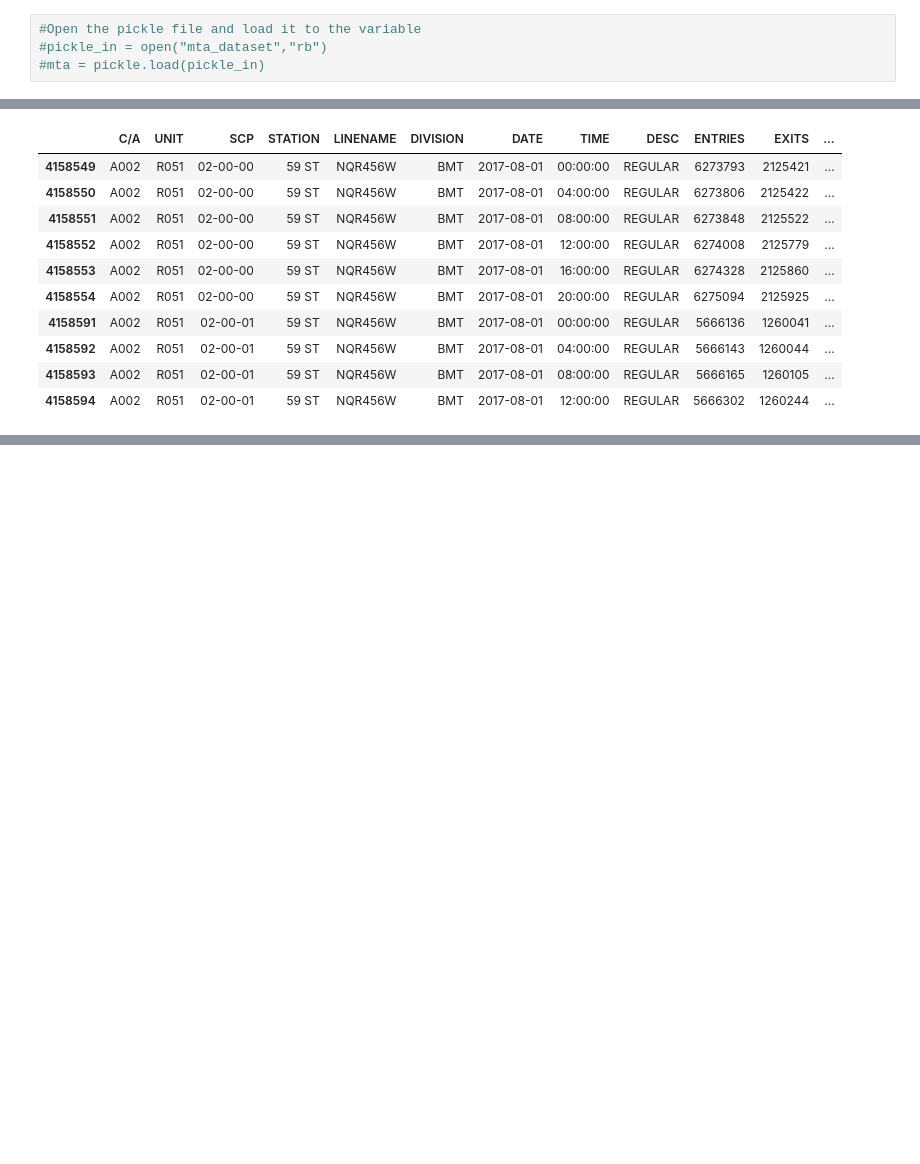
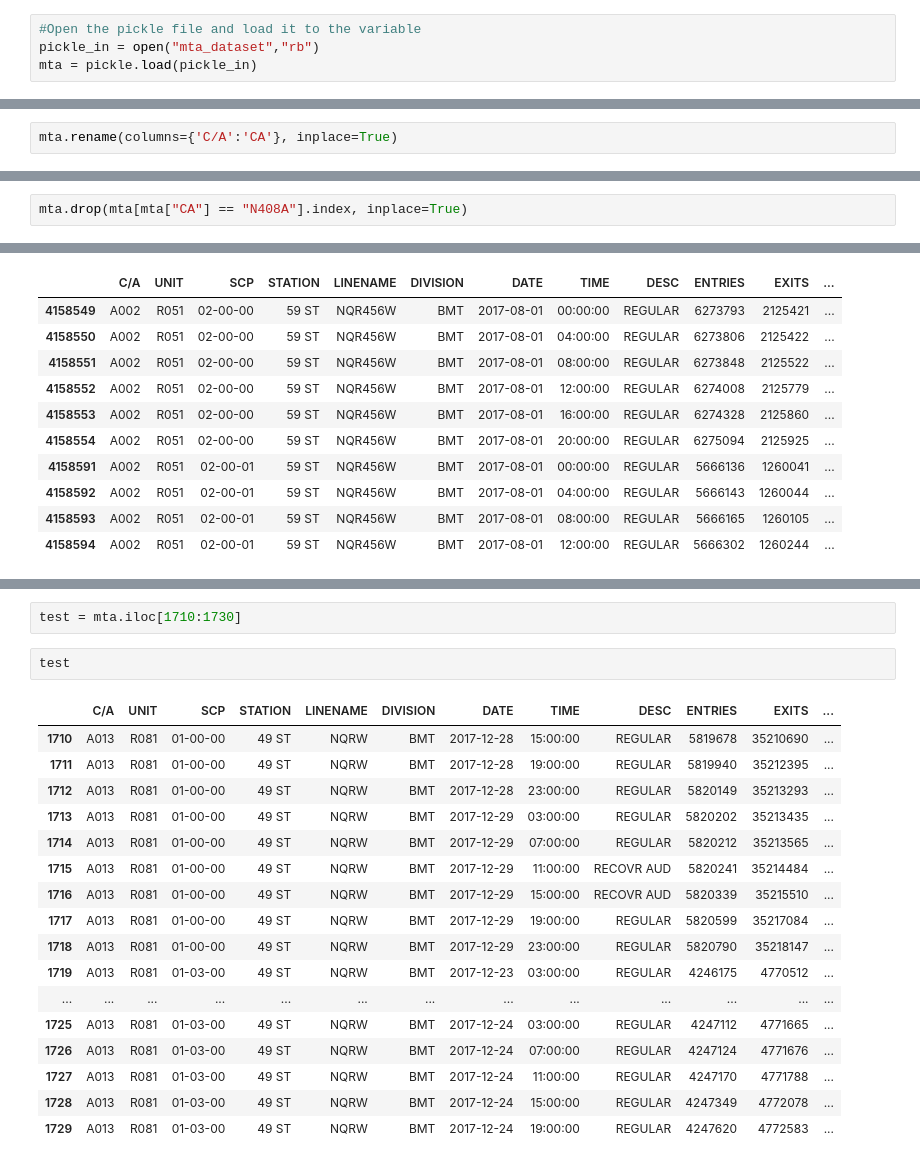
Before and after one commit to akshayjam/datascience, a Jupyter notebook: Data analysis of MTA turnstile dataset.ipynb, the cells around one changed output, grey strips where cells are left out. Drawn from its saved outputs; the diff is of its cells as text; blank space fills up the shorter version.

```diff
--- a/Data analysis of MTA turnstile dataset.ipynb
+++ b/Data analysis of MTA turnstile dataset.ipynb
@@ -234,7 +234,7 @@ pickle_out = open("mta_dataset","wb")
 pickle.dump(mta, pickle_out)
 # %%
 #Open the pickle file and load it to the variable
-#pickle_in = open("mta_dataset","rb")
-#mta = pickle.load(pickle_in)
+pickle_in = open("mta_dataset","rb")
+mta = pickle.load(pickle_in)
 # %% [markdown]
 ### So now we have the data for year 2017, we are ready for the analysis part.
@@ -268,0 +365,2 @@ EXITS    = The cumulative exit register value for a device
+# %%
+mta.rename(columns={'C/A':'CA'}, inplace=True)
@@ -268,0 +440,2 @@ EXITS    = The cumulative exit register value for a device
+# %%
+mta.drop(mta[mta["CA"] == "N408A"].index, inplace=True)
@@ -315,0 +549,22 @@ mta[mta["DATE"] == "2017-08-01"].Busyness.sum()
+# %%
+test = mta.iloc[1710:1730]
+# %%
+test
+# %% [output]
+|  | C/A | UNIT | SCP | STATION | LINENAME | DIVISION | DATE | TIME | DESC | ENTRIES | EXITS | ... |
+| 1710 | A013 | R081 | 01-00-00 | 49 ST | NQRW | BMT | 2017-12-28 | 15:00:00 | REGULAR | 5819678 | 35210690 | ... |
+| 1711 | A013 | R081 | 01-00-00 | 49 ST | NQRW | BMT | 2017-12-28 | 19:00:00 | REGULAR | 5819940 | 35212395 | ... |
+| 1712 | A013 | R081 | 01-00-00 | 49 ST | NQRW | BMT | 2017-12-28 | 23:00:00 | REGULAR | 5820149 | 35213293 | ... |
+| 1713 | A013 | R081 | 01-00-00 | 49 ST | NQRW | BMT | 2017-12-29 | 03:00:00 | REGULAR | 5820202 | 35213435 | ... |
+| 1714 | A013 | R081 | 01-00-00 | 49 ST | NQRW | BMT | 2017-12-29 | 07:00:00 | REGULAR | 5820212 | 35213565 | ... |
+| 1715 | A013 | R081 | 01-00-00 | 49 ST | NQRW | BMT | 2017-12-29 | 11:00:00 | RECOVR AUD | 5820241 | 35214484 | ... |
+| 1716 | A013 | R081 | 01-00-00 | 49 ST | NQRW | BMT | 2017-12-29 | 15:00:00 | RECOVR AUD | 5820339 | 35215510 | ... |
+| 1717 | A013 | R081 | 01-00-00 | 49 ST | NQRW | BMT | 2017-12-29 | 19:00:00 | REGULAR | 5820599 | 35217084 | ... |
+| 1718 | A013 | R081 | 01-00-00 | 49 ST | NQRW | BMT | 2017-12-29 | 23:00:00 | REGULAR | 5820790 | 35218147 | ... |
+| 1719 | A013 | R081 | 01-03-00 | 49 ST | NQRW | BMT | 2017-12-23 | 03:00:00 | REGULAR | 4246175 | 4770512 | ... |
+| ... | ... | ... | ... | ... | ... | ... | ... | ... | ... | ... | ... | ... |
+| 1725 | A013 | R081 | 01-03-00 | 49 ST | NQRW | BMT | 2017-12-24 | 03:00:00 | REGULAR | 4247112 | 4771665 | ... |
+| 1726 | A013 | R081 | 01-03-00 | 49 ST | NQRW | BMT | 2017-12-24 | 07:00:00 | REGULAR | 4247124 | 4771676 | ... |
+| 1727 | A013 | R081 | 01-03-00 | 49 ST | NQRW | BMT | 2017-12-24 | 11:00:00 | REGULAR | 4247170 | 4771788 | ... |
+| 1728 | A013 | R081 | 01-03-00 | 49 ST | NQRW | BMT | 2017-12-24 | 15:00:00 | REGULAR | 4247349 | 4772078 | ... |
+| 1729 | A013 | R081 | 01-03-00 | 49 ST | NQRW | BMT | 2017-12-24 | 19:00:00 | REGULAR | 4247620 | 4772583 | ... |
```
Also changed, not shown: parts of 61 cells of this notebook.
